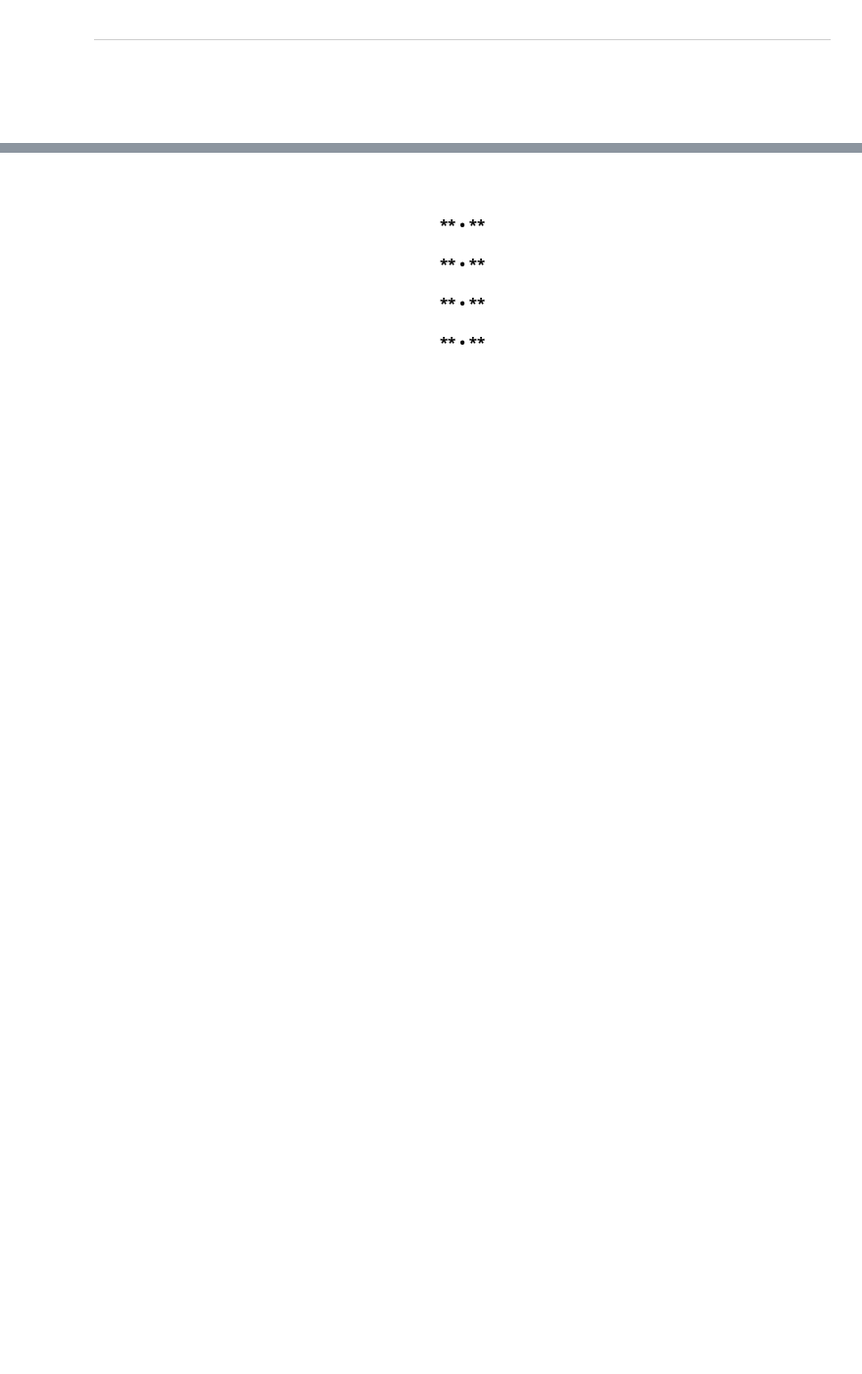
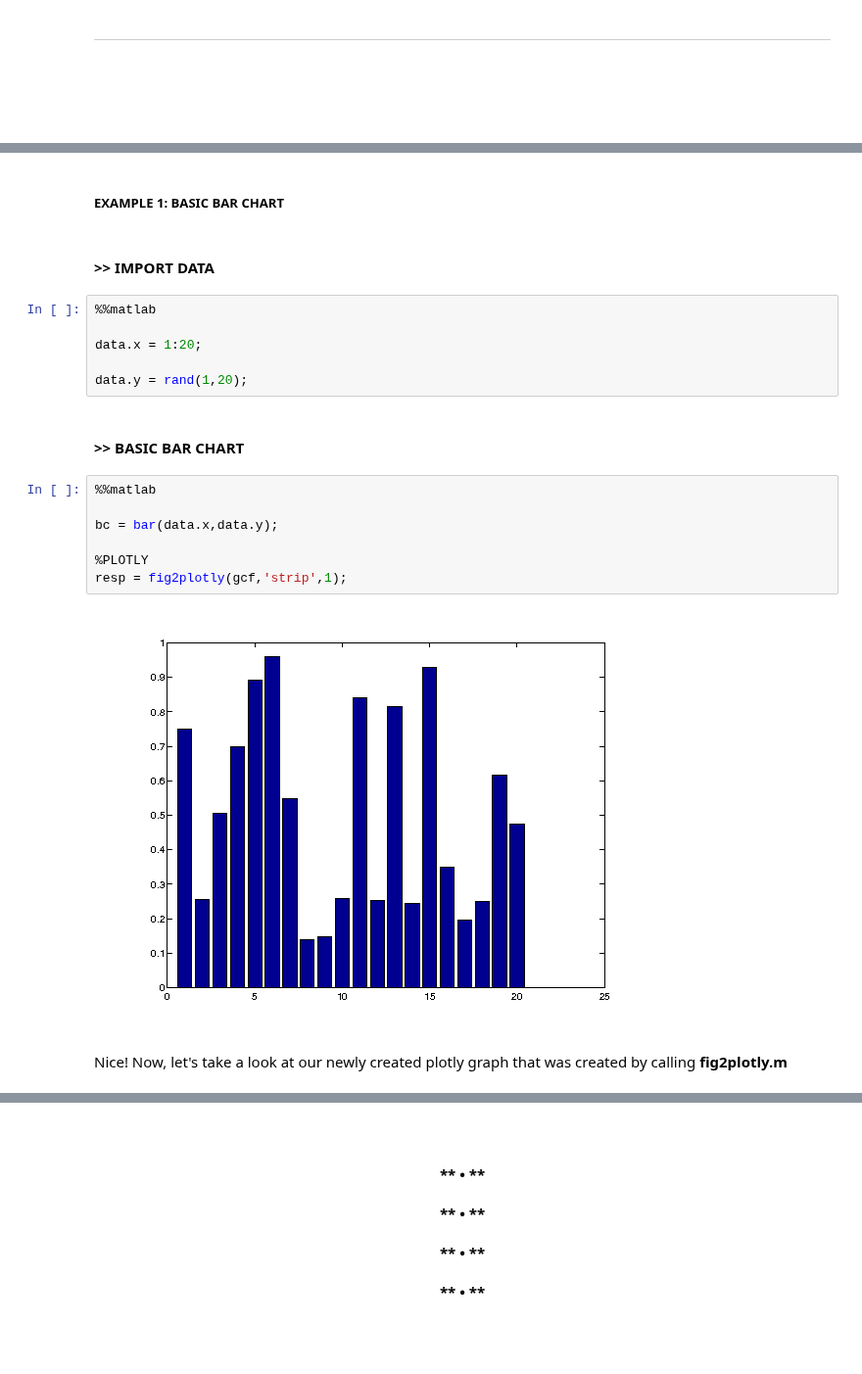
Before and after one commit to icopavan/MATLAB-User-Guide, a Jupyter notebook: 01_Bar_Charts.ipynb, the cells around one changed output, grey strips where cells are left out. Shown at 98% size. Saved outputs shown, nothing was run; the diff lists cells and outputs as text; blank space fills up the shorter version.

```diff
--- a/01_Bar_Charts.ipynb
+++ b/01_Bar_Charts.ipynb
@@ -125,0 +61,23 @@ show_plot('https://plot.ly/~bronsolo/56/')
+# %% [markdown]
+<h5>EXAMPLE 1: BASIC BAR CHART</h5>
+# %% [markdown]
+<h4>>> IMPORT DATA</h4>
+# %%
+%%matlab
+
+data.x = 1:20;
+
+data.y = rand(1,20);
+# %% [markdown]
+<h4>>> BASIC BAR CHART</h4>
+# %%
+%%matlab
+
+bc = bar(data.x,data.y);
+
+%PLOTLY
+resp = fig2plotly(gcf,'strip',1);
+# %% [output]
+[figure, added]
+# %% [markdown]
+Nice! Now, let's take a look at our newly created plotly graph that was created by calling **fig2plotly.m**
```
Also changed, not shown: parts of 64 cells of this notebook, 6 other files.
